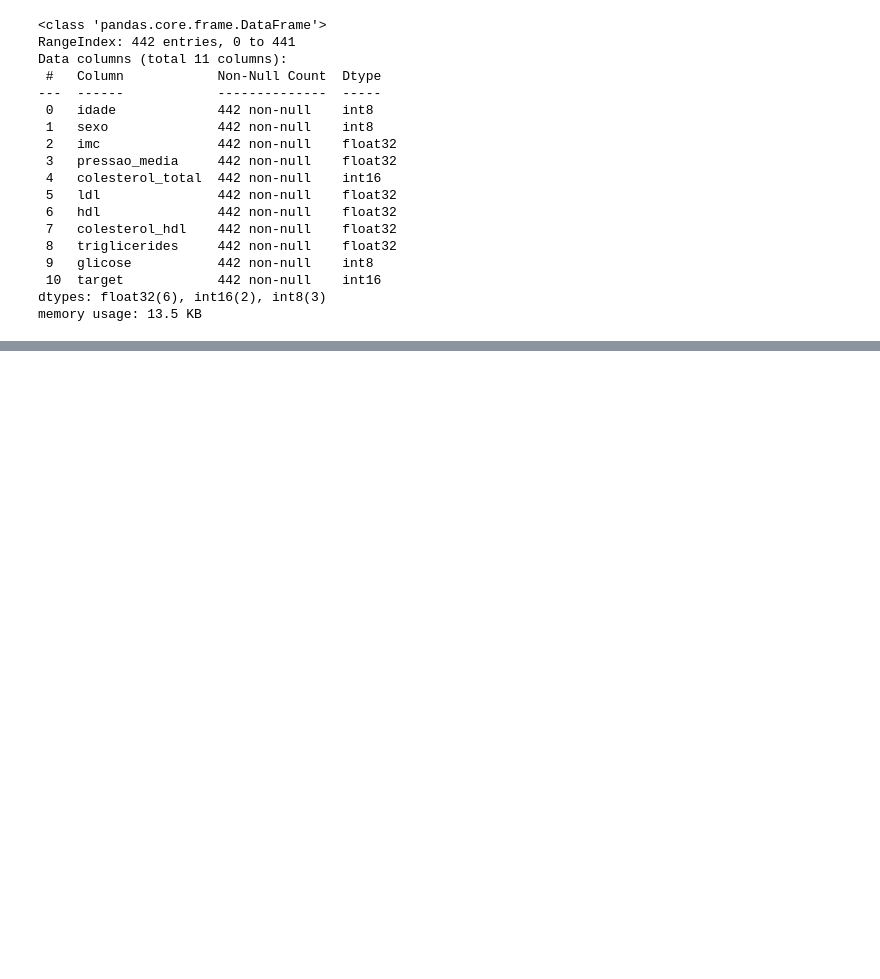
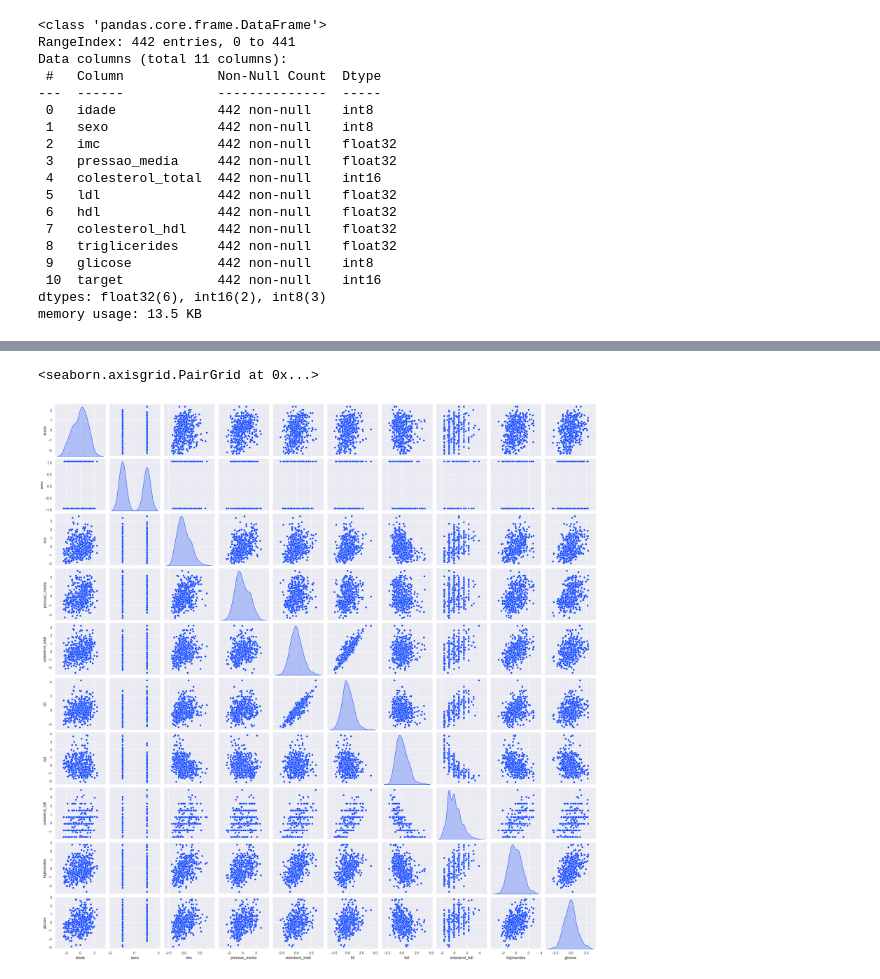
Before and after one commit to kiwsley/ciencia_de_dados, a Jupyter notebook: Scikit Learn/analiseexploratoria02.ipynb, the cells around one changed output, grey strips where cells are left out. Saved outputs shown, nothing was run; the diff lists cells and outputs as text; code cells hidden in the pictures; blank space fills up the shorter version.

```diff
--- a/Scikit Learn/analiseexploratoria02.ipynb
+++ b/Scikit Learn/analiseexploratoria02.ipynb
@@ -6,10 +6,17 @@ from sklearn.linear_model import LinearRegression
 from sklearn.model_selection import train_test_split
 
 from __init_py.config import dados_tratados
+from sklearn.metrics import( mean_absolute_error, mean_squared_error,root_mean_squared_error,r2_score)
+
+from sklearn.pipeline import Pipeline
+from sklearn.preprocessing import StandardScaler
+
+from auxiliares.auxiliares import dataframe_coeficientes
+from auxiliares.graficos import plot_coeficientes, plot_residuos
 
 sns.set_theme(palette="bright")
 
-RANDON_STATE = 424
+RANDON_STATE = 42
 # %%
 df= pd.read_parquet(dados_tratados)
 
@@ -44,0 +134,9 @@ memory usage: 13.5 KB
+# %%
+X_scaled = pipeline["scaler"].transform(X)
+
+X_scaled= pd.DataFrame(X_scaled, columns=X.columns)
+
+sns.pairplot(X_scaled, diag_kind='kde')
+# %% [output]
+<seaborn.axisgrid.PairGrid at 0x...>
+[figure, added]
```
Also changed, not shown: parts of 20 cells of this notebook, 8 other files.
